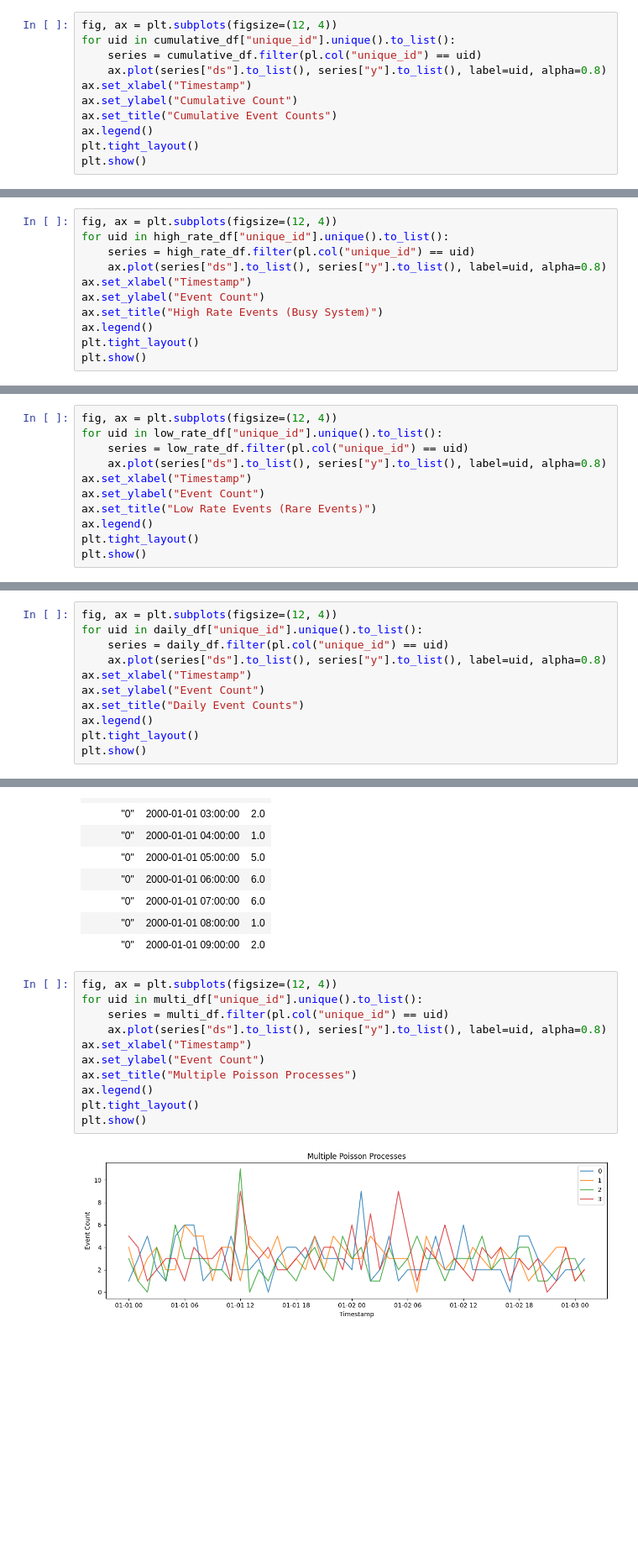
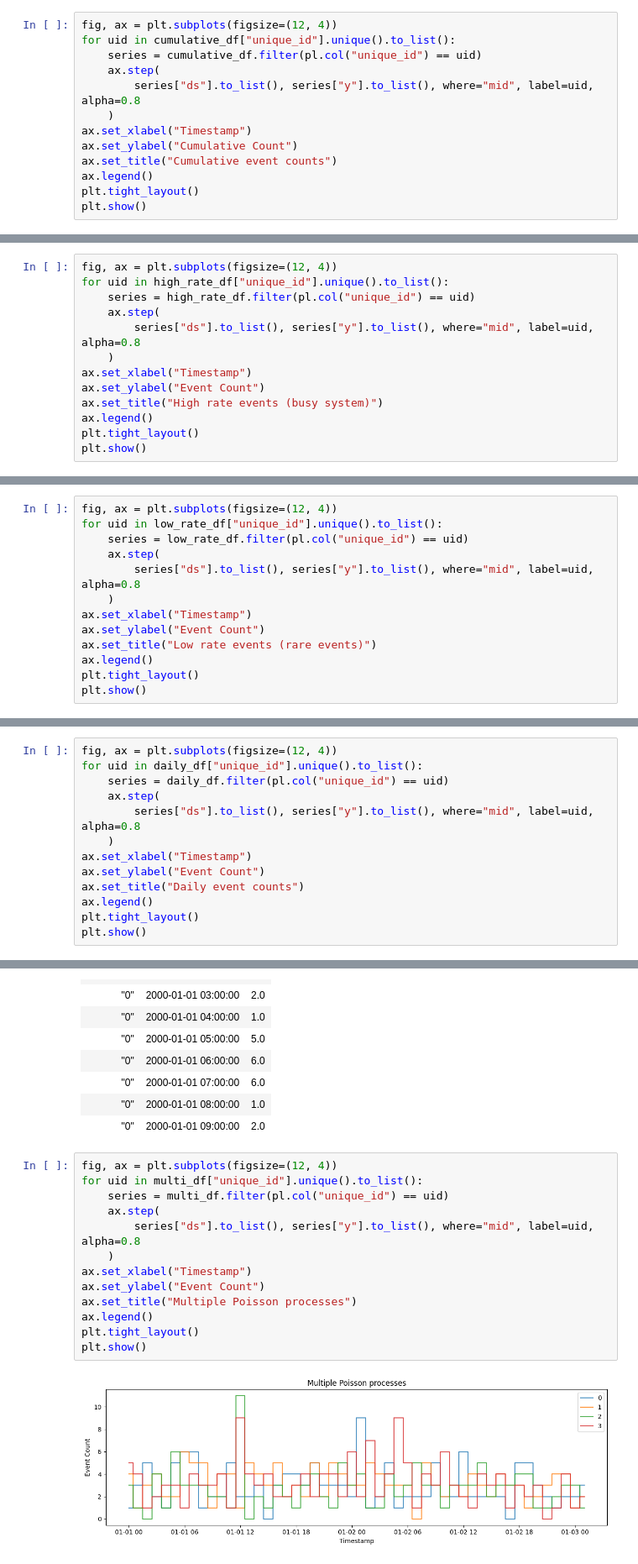
Before and after one commit to Nixtla/synforecast, a Jupyter notebook: nbs/docs/generators/stochastic/poisson_process.ipynb, the cells around one changed output, grey strips where cells are left out. Shown at 84% size. Drawn from its saved outputs; the diff is of its cells as text; blank space fills up the shorter version.

```diff
--- a/nbs/docs/generators/stochastic/poisson_process.ipynb
+++ b/nbs/docs/generators/stochastic/poisson_process.ipynb
@@ -104,10 +106,12 @@ shape: (10, 3)
 fig, ax = plt.subplots(figsize=(12, 4))
 for uid in cumulative_df["unique_id"].unique().to_list():
     series = cumulative_df.filter(pl.col("unique_id") == uid)
-    ax.plot(series["ds"].to_list(), series["y"].to_list(), label=uid, alpha=0.8)
+    ax.step(
+        series["ds"].to_list(), series["y"].to_list(), where="mid", label=uid, alpha=0.8
+    )
 ax.set_xlabel("Timestamp")
 ax.set_ylabel("Cumulative Count")
-ax.set_title("Cumulative Event Counts")
+ax.set_title("Cumulative event counts")
 ax.legend()
 plt.tight_layout()
 plt.show()
@@ -153,10 +157,12 @@ shape: (10, 3)
 fig, ax = plt.subplots(figsize=(12, 4))
 for uid in high_rate_df["unique_id"].unique().to_list():
     series = high_rate_df.filter(pl.col("unique_id") == uid)
-    ax.plot(series["ds"].to_list(), series["y"].to_list(), label=uid, alpha=0.8)
+    ax.step(
+        series["ds"].to_list(), series["y"].to_list(), where="mid", label=uid, alpha=0.8
+    )
 ax.set_xlabel("Timestamp")
 ax.set_ylabel("Event Count")
-ax.set_title("High Rate Events (Busy System)")
+ax.set_title("High rate events (busy system)")
 ax.legend()
 plt.tight_layout()
 plt.show()
@@ -203,10 +209,12 @@ shape: (20, 3)
 fig, ax = plt.subplots(figsize=(12, 4))
 for uid in low_rate_df["unique_id"].unique().to_list():
     series = low_rate_df.filter(pl.col("unique_id") == uid)
-    ax.plot(series["ds"].to_list(), series["y"].to_list(), label=uid, alpha=0.8)
+    ax.step(
+        series["ds"].to_list(), series["y"].to_list(), where="mid", label=uid, alpha=0.8
+    )
 ax.set_xlabel("Timestamp")
 ax.set_ylabel("Event Count")
-ax.set_title("Low Rate Events (Rare Events)")
+ax.set_title("Low rate events (rare events)")
 ax.legend()
 plt.tight_layout()
 plt.show()
@@ -252,10 +260,12 @@ shape: (10, 3)
 fig, ax = plt.subplots(figsize=(12, 4))
 for uid in daily_df["unique_id"].unique().to_list():
     series = daily_df.filter(pl.col("unique_id") == uid)
-    ax.plot(series["ds"].to_list(), series["y"].to_list(), label=uid, alpha=0.8)
+    ax.step(
+        series["ds"].to_list(), series["y"].to_list(), where="mid", label=uid, alpha=0.8
+    )
 ax.set_xlabel("Timestamp")
 ax.set_ylabel("Event Count")
-ax.set_title("Daily Event Counts")
+ax.set_title("Daily event counts")
 ax.legend()
 plt.tight_layout()
 plt.show()
@@ -300,16 +310,18 @@ shape: (10, 3)
 # %%
 fig, ax = plt.subplots(figsize=(12, 4))
 for uid in multi_df["unique_id"].unique().to_list():
     series = multi_df.filter(pl.col("unique_id") == uid)
-    ax.plot(series["ds"].to_list(), series["y"].to_list(), label=uid, alpha=0.8)
+    ax.step(
+        series["ds"].to_list(), series["y"].to_list(), where="mid", label=uid, alpha=0.8
+    )
 ax.set_xlabel("Timestamp")
 ax.set_ylabel("Event Count")
-ax.set_title("Multiple Poisson Processes")
+ax.set_title("Multiple Poisson processes")
 ax.legend()
 plt.tight_layout()
 plt.show()
 # %% [output]
-[figure, old version]
+[figure, new version]
 # %% [markdown]
 ::: {.callout-tip}
 ## Related generators
```
Also changed, not shown: parts of 4 cells of this notebook, 32 other files.
